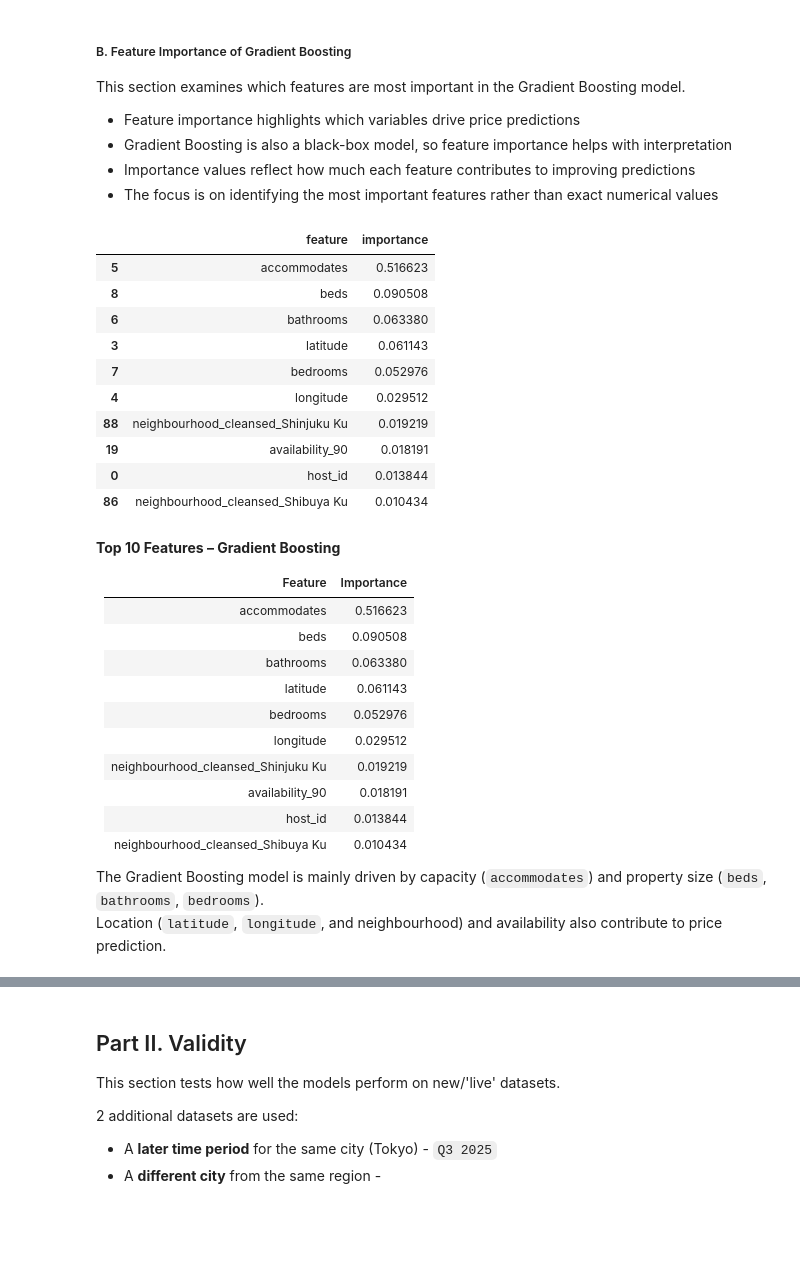
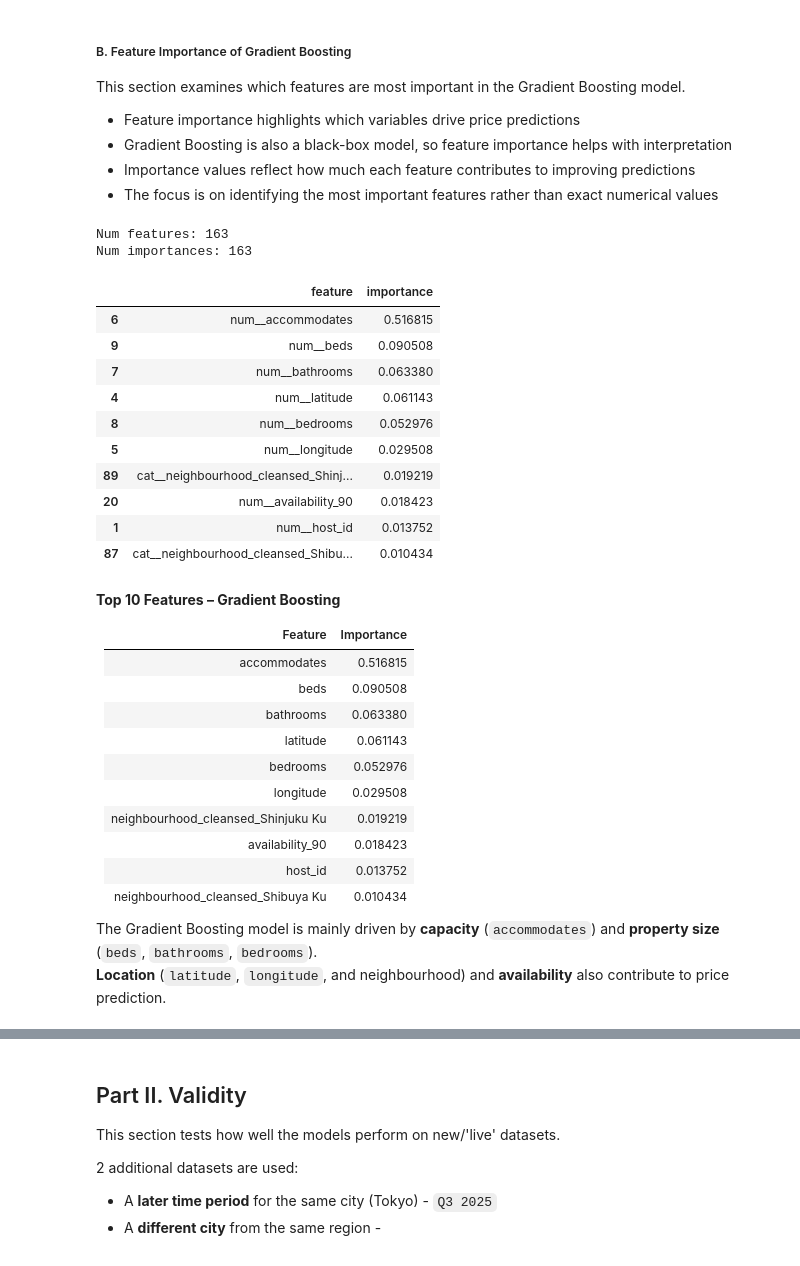
Before and after one commit to zarizachow/Data-Analysis-3, a Jupyter notebook: Assignment-1/chowdhury_zariza_assignment_1_code.ipynb, the cells around one changed output, grey strips where cells are left out. Drawn from its saved outputs; the diff is of its cells as text; code cells hidden in the pictures; blank space fills up the shorter version.

```diff
--- a/Assignment-1/chowdhury_zariza_assignment_1_code.ipynb
+++ b/Assignment-1/chowdhury_zariza_assignment_1_code.ipynb
@@ -785,68 +812,60 @@ This section examines which features are most important in the Gradient Boosting
 # %%
 # Gradient Boosting Feature Importance
 
-# Get fitted Gradient Boosting model
+# Get fitted Gradient Boosting estimator and preprocessor
 gb_estimator = gb_model.named_steps["model"]
-
-# Get preprocessor
 preprocessor = gb_model.named_steps["preprocessor"]
 
-# Numeric feature names
-num_features = preprocessor.named_transformers_["num"].feature_names_in_
-
-# Categorical feature names (after one-hot encoding)
-cat_ohe = preprocessor.named_transformers_["cat"].named_steps["onehot"]
-cat_features = cat_ohe.get_feature_names_out(
-    preprocessor.named_transformers_["cat"].feature_names_in_
-)
-
-# Combine all feature names
-feature_names = np.concatenate([num_features, cat_features])
+# Get feature names exactly as the preprocessor outputs them
+feature_names = preprocessor.get_feature_names_out()
 
 # Extract feature importances
 importances = gb_estimator.feature_importances_
 
+# Sanity check (must match)
+print("Num features:", len(feature_names))
+print("Num importances:", len(importances))
+
 # Create importance table
 gb_importance_df = (
-    pd.DataFrame({
-        "feature": feature_names,
-        "importance": importances
-    })
+    pd.DataFrame({"feature": feature_names, "importance": importances})
     .sort_values("importance", ascending=False)
 )
 
 # Show top 10 features
 gb_importance_df.head(10)
 # %% [output]
+Num features: 163
+Num importances: 163
 |  | feature | importance |
-| 5 | accommodates | 0.516623 |
-| 8 | beds | 0.090508 |
-| 6 | bathrooms | 0.063380 |
-| 3 | latitude | 0.061143 |
-| 7 | bedrooms | 0.052976 |
-| 4 | longitude | 0.029512 |
-| 88 | neighbourhood_cleansed_Shinjuku Ku | 0.019219 |
-| 19 | availability_90 | 0.018191 |
-| 0 | host_id | 0.013844 |
-| 86 | neighbourhood_cleansed_Shibuya Ku | 0.010434 |
+| 6 | num__accommodates | 0.516815 |
+| 9 | num__beds | 0.090508 |
+| 7 | num__bathrooms | 0.063380 |
+| 4 | num__latitude | 0.061143 |
+| 8 | num__bedrooms | 0.052976 |
+| 5 | num__longitude | 0.029508 |
+| 89 | cat__neighbourhood_cleansed_Shinj... | 0.019219 |
+| 20 | num__availability_90 | 0.018423 |
+| 1 | num__host_id | 0.013752 |
+| 87 | cat__neighbourhood_cleansed_Shibu... | 0.010434 |
 # %% [markdown]
 **Top 10 Features – Gradient Boosting**
 
 | Feature                                | Importance |
 |----------------------------------------|------------|
-| accommodates                           | 0.516623   |
+| accommodates                           | 0.516815   |
 | beds                                   | 0.090508   |
 | bathrooms                              | 0.063380   |
 | latitude                               | 0.061143   |
 | bedrooms                               | 0.052976   |
-| longitude                              | 0.029512   |
+| longitude                              | 0.029508   |
 | neighbourhood_cleansed_Shinjuku Ku     | 0.019219   |
-| availability_90                        | 0.018191   |
-| host_id                                | 0.013844   |
+| availability_90                        | 0.018423   |
+| host_id                                | 0.013752   |
 | neighbourhood_cleansed_Shibuya Ku      | 0.010434   |
 
-The Gradient Boosting model is mainly driven by capacity (`accommodates`) and property size (`beds`, `bathrooms`, `bedrooms`).
-Location (`latitude`, `longitude`, and neighbourhood) and availability also contribute to price prediction.
+The Gradient Boosting model is mainly driven by **capacity** (`accommodates`) and **property size** (`beds`, `bathrooms`, `bedrooms`).
+**Location** (`latitude`, `longitude`, and neighbourhood) and **availability** also contribute to price prediction.
 # %% [markdown]
 ##### C. Compare the 10 Most Important Features of Random Forest and Gradient Boosting Models
 
```
Also changed, not shown: parts of 32 cells of this notebook, 7 other files.
